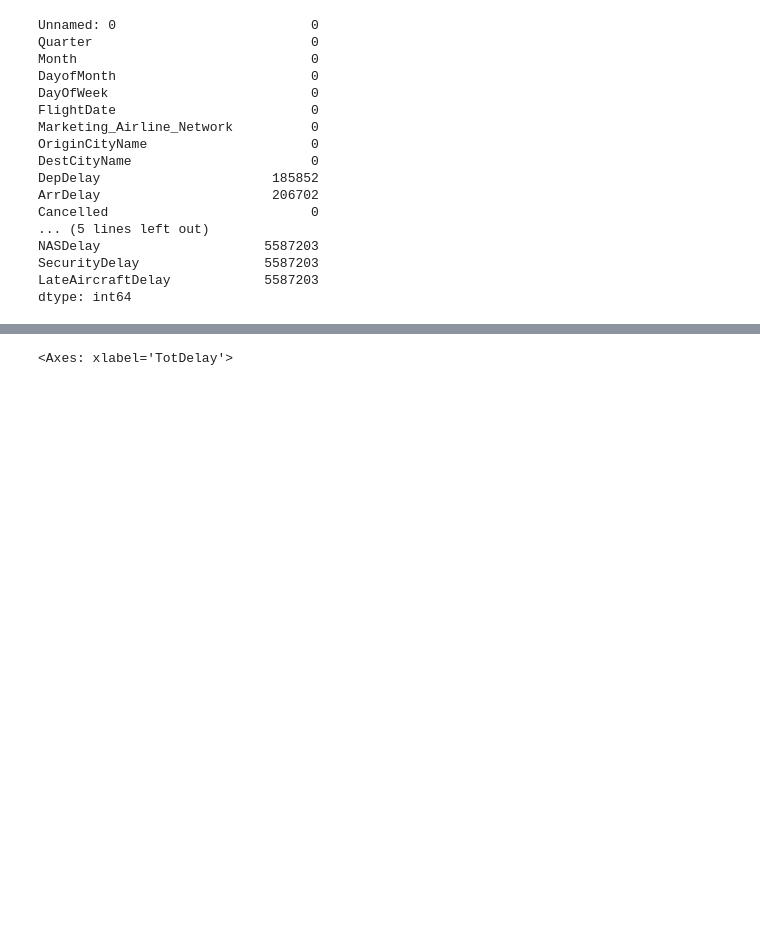
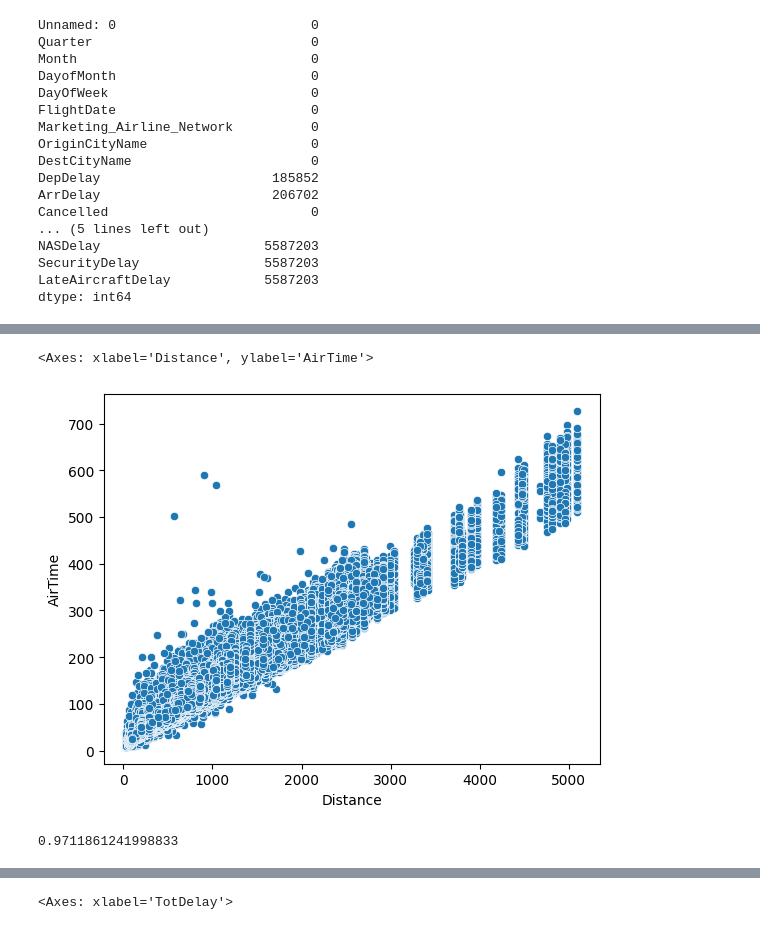
Before and after one commit to Ahmadreza1972/Machine-Learning, a Jupyter notebook: Flight delay prediction/flight delay detection.ipynb, the cells around one changed output, grey strips where cells are left out. Cells and saved outputs as stored; diff of their text form; code cells hidden in the pictures; blank space fills up the shorter version.

```diff
--- a/Flight delay prediction/flight delay detection.ipynb
+++ b/Flight delay prediction/flight delay detection.ipynb
@@ -39,0 +64,14 @@ data["TotDelay"]=data[["DepDelay","ArrDelay","CarrierDelay","WeatherDelay","NASD
+# %%
+sns.scatterplot(data=data[~data["AirTime"].isna()],x="Distance",y="AirTime")
+# %% [output]
+<Axes: xlabel='Distance', ylabel='AirTime'>
+[figure, added]
+# %%
+temp_data=data[~data["AirTime"].isna()]
+X_train, X_test, y_train, y_test=train_test_split(temp_data["Distance"],temp_data["AirTime"],test_size=0.2)
+lr=LinearRegression()
+lr.fit(np.array(X_train).reshape(-1, 1),y_train)
+y=lr.predict(np.array(X_test).reshape(-1, 1))
+print(lr.score(np.array(X_test).reshape(-1, 1),y_test))
+# %% [output]
+0.9711861241998833
```
Also changed, not shown: parts of 12 cells of this notebook.
